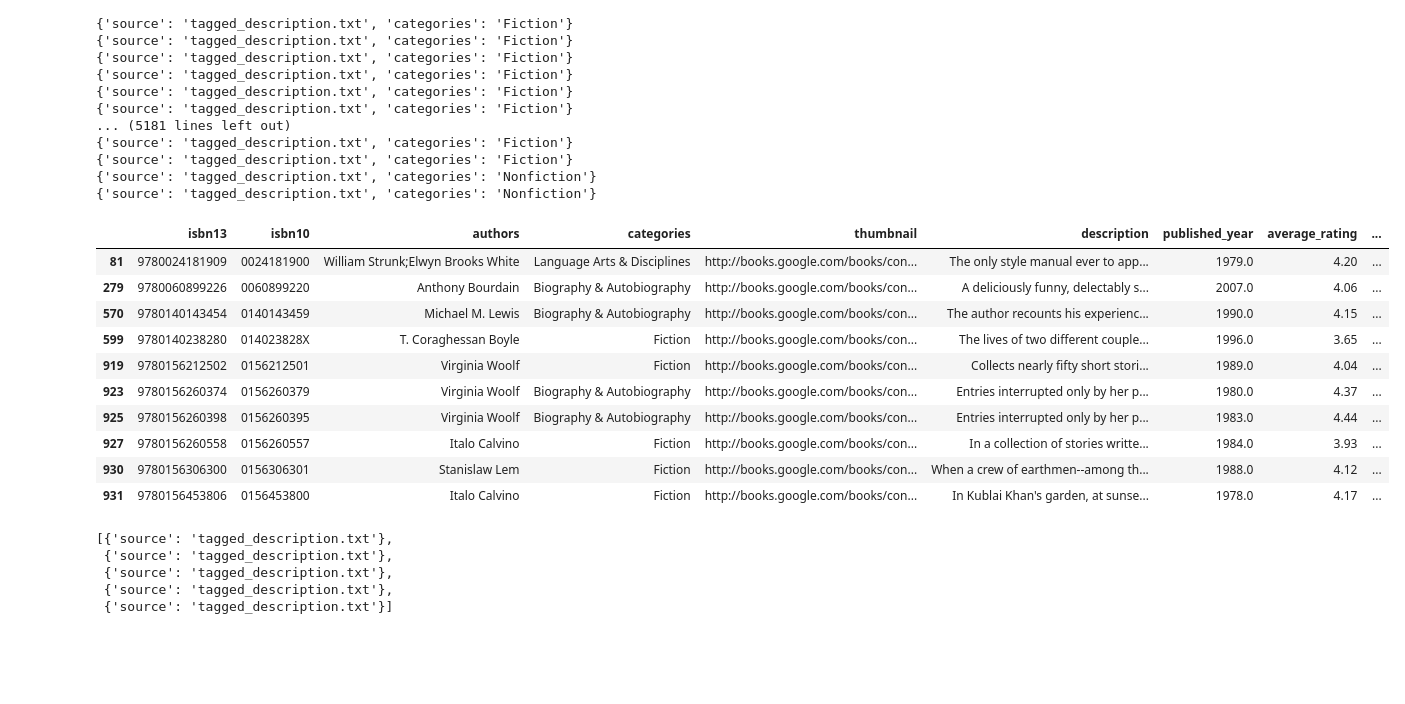
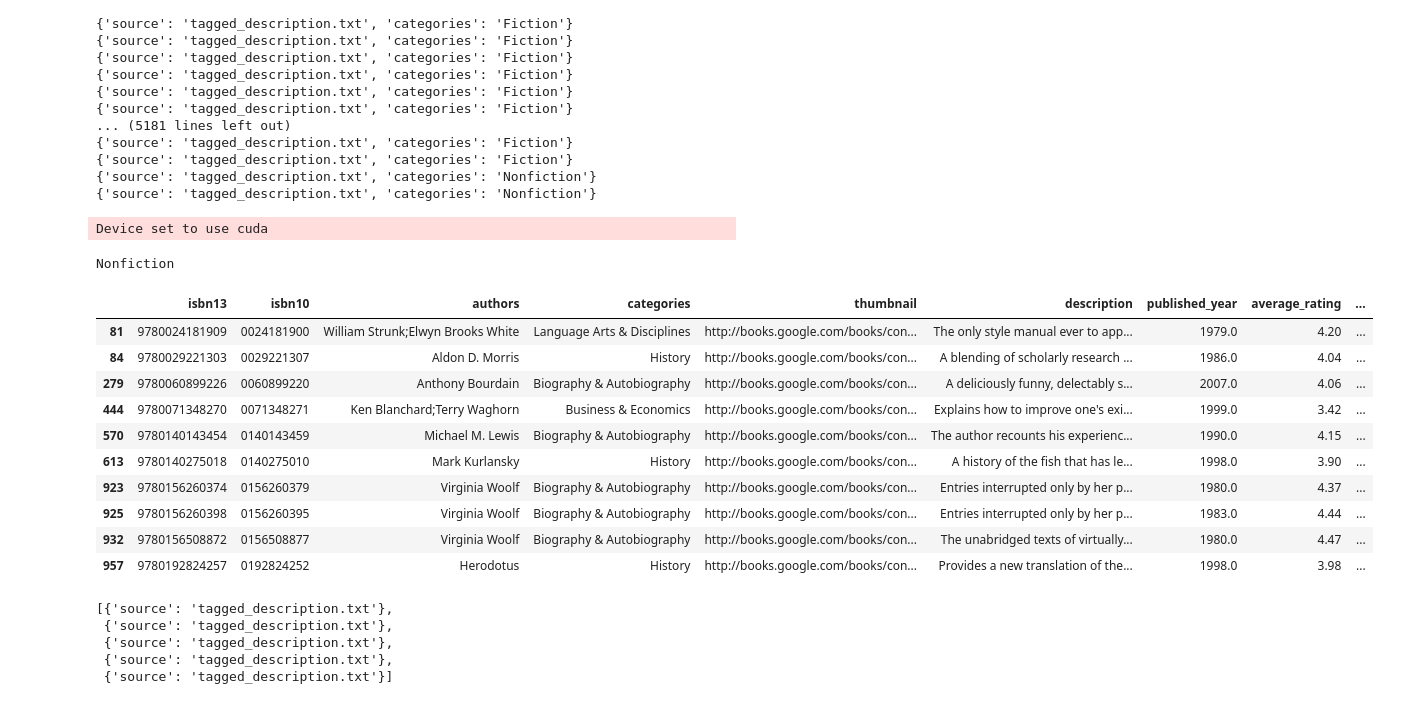
Before and after one commit to kavinsubramaniam/LLM02-BOOK-RECOMMENDER, a Jupyter notebook: vector_search.ipynb, the cells around one changed output. Drawn from its saved outputs; the diff is of its cells as text; code cells hidden in the pictures; blank space fills up the shorter version.

```diff
--- a/vector_search.ipynb
+++ b/vector_search.ipynb
@@ -72,33 +65,52 @@ chroma_db = Chroma.from_documents(
     collection_name="book_recommendation",  # Name your collection
     persist_directory="./chroma_db"
 )
+# %%
+from transformers import pipeline
+
+categories = ["Fiction", "Nonfiction"]
+
+category_prediction = pipeline("zero-shot-classification", model="facebook/bart-large-mnli", device="cuda")
+# %% [output]
+Device set to use cuda
 # %%
-def retrieve_similar_data(query, top_k=10):
-    res = chroma_db.similarity_search(query, k = 50)
+def retrieve_similar_data(query, top_k=10, metadata_filter=None):
+    res = chroma_db.similarity_search(query, k = 50, filter=metadata_filter)
     res_books = []
     for i in range(len(res)):
         res_books += [int(res[i].page_content.strip('"').split()[0])]
 
     return books[books['isbn13'].isin(res_books)].head(top_k)
+# %%
+
+def get_prediction(sequence, categories):
+    prediction = category_prediction(sequence, categories)
+    max_index = np.argmax(prediction["scores"])
+    max_label = prediction["labels"][max_index]
+    return max_label
 # %%
 # chroma_db = Chroma(
 #     persist_directory="./chroma_db",  # Same directory where you saved it
 #     embedding_function=OllamaEmbeddings(model="deepseek-r1")  # Must match original function
 # )
 # %%
-retrieve_similar_data("Books about crime and investigation with suspenseful plots")
+desc = "a man in a persuit to attain his dreams"
+pred_cat = get_prediction(desc, ["Fiction", "Nonfiction", "Children's Fiction", "Children's Nonfiction"])
+print(pred_cat)
+retrieve_similar_data(desc, metadata_filter={"categories":pred_cat})
 # %% [output]
+Nonfiction
 |  | isbn13 | isbn10 | authors | categories | thumbnail | description | published_year | average_rating | ... |
 | 81 | 9780024181909 | 0024181900 | William Strunk;Elwyn Brooks White | Language Arts & Disciplines | http://books.google.com/books/con... | The only style manual ever to app... | 1979.0 | 4.20 | ... |
+| 84 | 9780029221303 | 0029221307 | Aldon D. Morris | History | http://books.google.com/books/con... | A blending of scholarly research ... | 1986.0 | 4.04 | ... |
 | 279 | 9780060899226 | 0060899220 | Anthony Bourdain | Biography & Autobiography | http://books.google.com/books/con... | A deliciously funny, delectably s... | 2007.0 | 4.06 | ... |
+| 444 | 9780071348270 | 0071348271 | Ken Blanchard;Terry Waghorn | Business & Economics | http://books.google.com/books/con... | Explains how to improve one's exi... | 1999.0 | 3.42 | ... |
 | 570 | 9780140143454 | 0140143459 | Michael M. Lewis | Biography & Autobiography | http://books.google.com/books/con... | The author recounts his experienc... | 1990.0 | 4.15 | ... |
-| 599 | 9780140238280 | 014023828X | T. Coraghessan Boyle | Fiction | http://books.google.com/books/con... | The lives of two different couple... | 1996.0 | 3.65 | ... |
-| 919 | 9780156212502 | 0156212501 | Virginia Woolf | Fiction | http://books.google.com/books/con... | Collects nearly fifty short stori... | 1989.0 | 4.04 | ... |
+| 613 | 9780140275018 | 0140275010 | Mark Kurlansky | History | http://books.google.com/books/con... | A history of the fish that has le... | 1998.0 | 3.90 | ... |
 | 923 | 9780156260374 | 0156260379 | Virginia Woolf | Biography & Autobiography | http://books.google.com/books/con... | Entries interrupted only by her p... | 1980.0 | 4.37 | ... |
 | 925 | 9780156260398 | 0156260395 | Virginia Woolf | Biography & Autobiography | http://books.google.com/books/con... | Entries interrupted only by her p... | 1983.0 | 4.44 | ... |
-| 927 | 9780156260558 | 0156260557 | Italo Calvino | Fiction | http://books.google.com/books/con... | In a collection of stories writte... | 1984.0 | 3.93 | ... |
-| 930 | 9780156306300 | 0156306301 | Stanislaw Lem | Fiction | http://books.google.com/books/con... | When a crew of earthmen--among th... | 1988.0 | 4.12 | ... |
-| 931 | 9780156453806 | 0156453800 | Italo Calvino | Fiction | http://books.google.com/books/con... | In Kublai Khan's garden, at sunse... | 1978.0 | 4.17 | ... |
+| 932 | 9780156508872 | 0156508877 | Virginia Woolf | Biography & Autobiography | http://books.google.com/books/con... | The unabridged texts of virtually... | 1980.0 | 4.47 | ... |
+| 957 | 9780192824257 | 0192824252 | Herodotus | History | http://books.google.com/books/con... | Provides a new translation of the... | 1998.0 | 3.98 | ... |
 # %%
 from chromadb import PersistentClient
 
```
Also changed, not shown: parts of 9 cells of this notebook, 6 other files.
